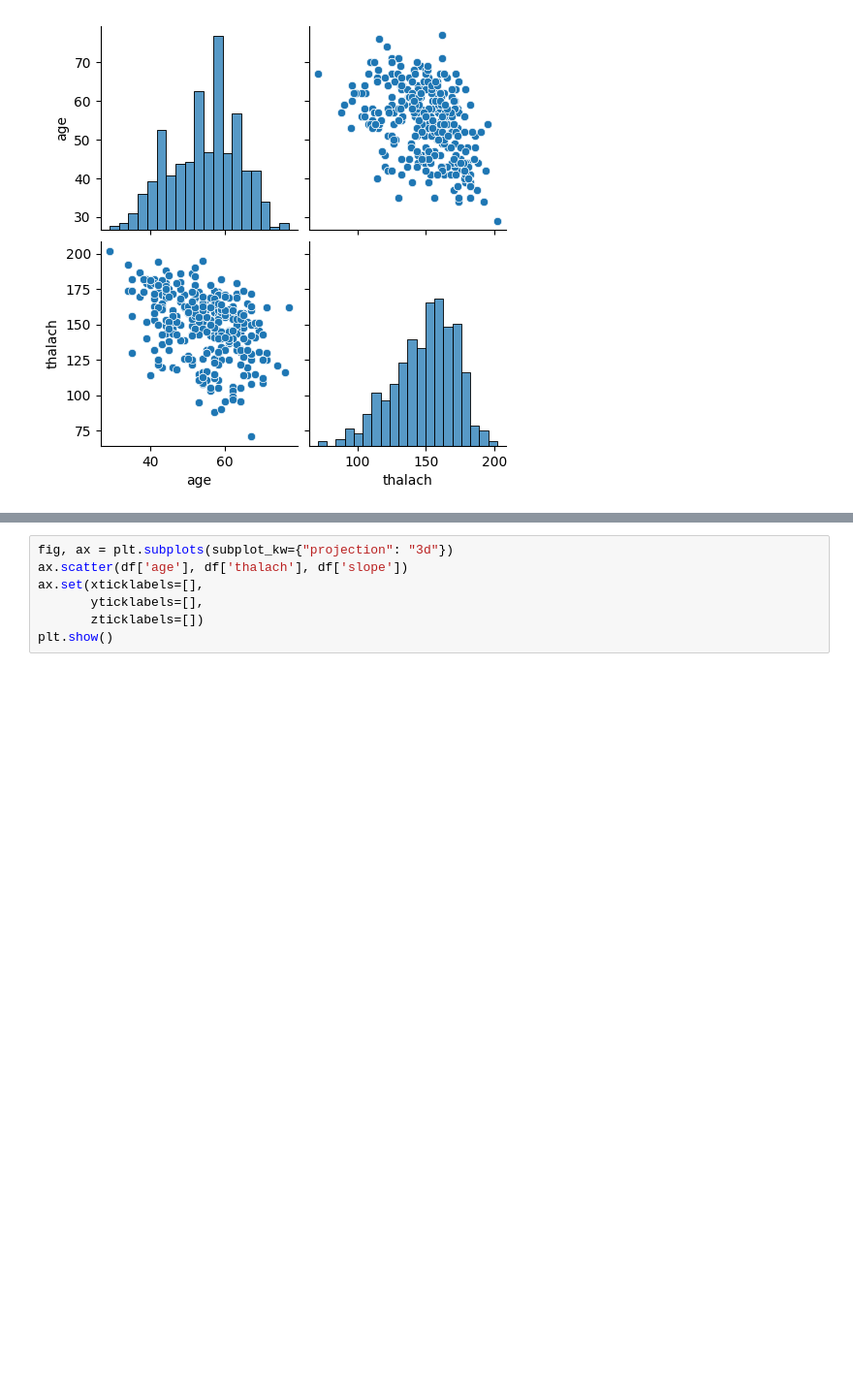
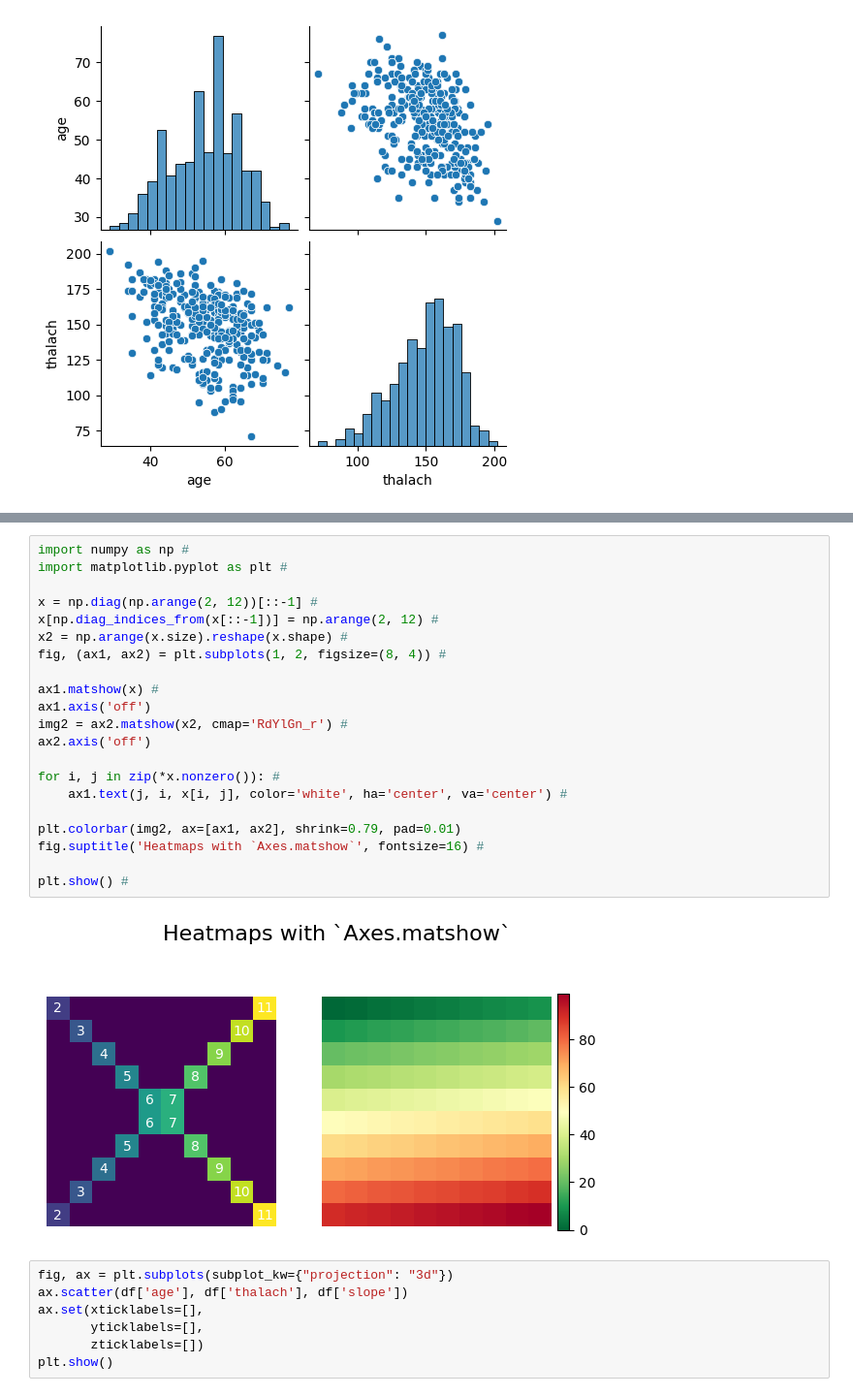
Before and after one commit to Zuzla/srht, a Jupyter notebook: labs/Lab11.ipynb, the cells around one changed output, grey strips where cells are left out. Shown at 97% size. Cells and saved outputs as stored; diff of their text form; blank space fills up the shorter version.

```diff
--- a/labs/Lab11.ipynb
+++ b/labs/Lab11.ipynb
@@ -147,3 +162,26 @@ plt.show()
+# %%
+import numpy as np #
+import matplotlib.pyplot as plt #
+
+x = np.diag(np.arange(2, 12))[::-1] #
+x[np.diag_indices_from(x[::-1])] = np.arange(2, 12) #
+x2 = np.arange(x.size).reshape(x.shape) #
+fig, (ax1, ax2) = plt.subplots(1, 2, figsize=(8, 4)) #
+
+ax1.matshow(x) #
+ax1.axis('off')
+img2 = ax2.matshow(x2, cmap='RdYlGn_r') #
+ax2.axis('off')
+
+for i, j in zip(*x.nonzero()): #
+    ax1.text(j, i, x[i, j], color='white', ha='center', va='center') #
+
+plt.colorbar(img2, ax=[ax1, ax2], shrink=0.79, pad=0.01)
+fig.suptitle('Heatmaps with `Axes.matshow`', fontsize=16) #
+
+plt.show() #
+# %% [output]
+[figure, added]
 # %%
 fig, ax = plt.subplots(subplot_kw={"projection": "3d"})
 ax.scatter(df['age'], df['thalach'], df['slope'])
```
Also changed, not shown: parts of 5 cells of this notebook, 3 other files.
